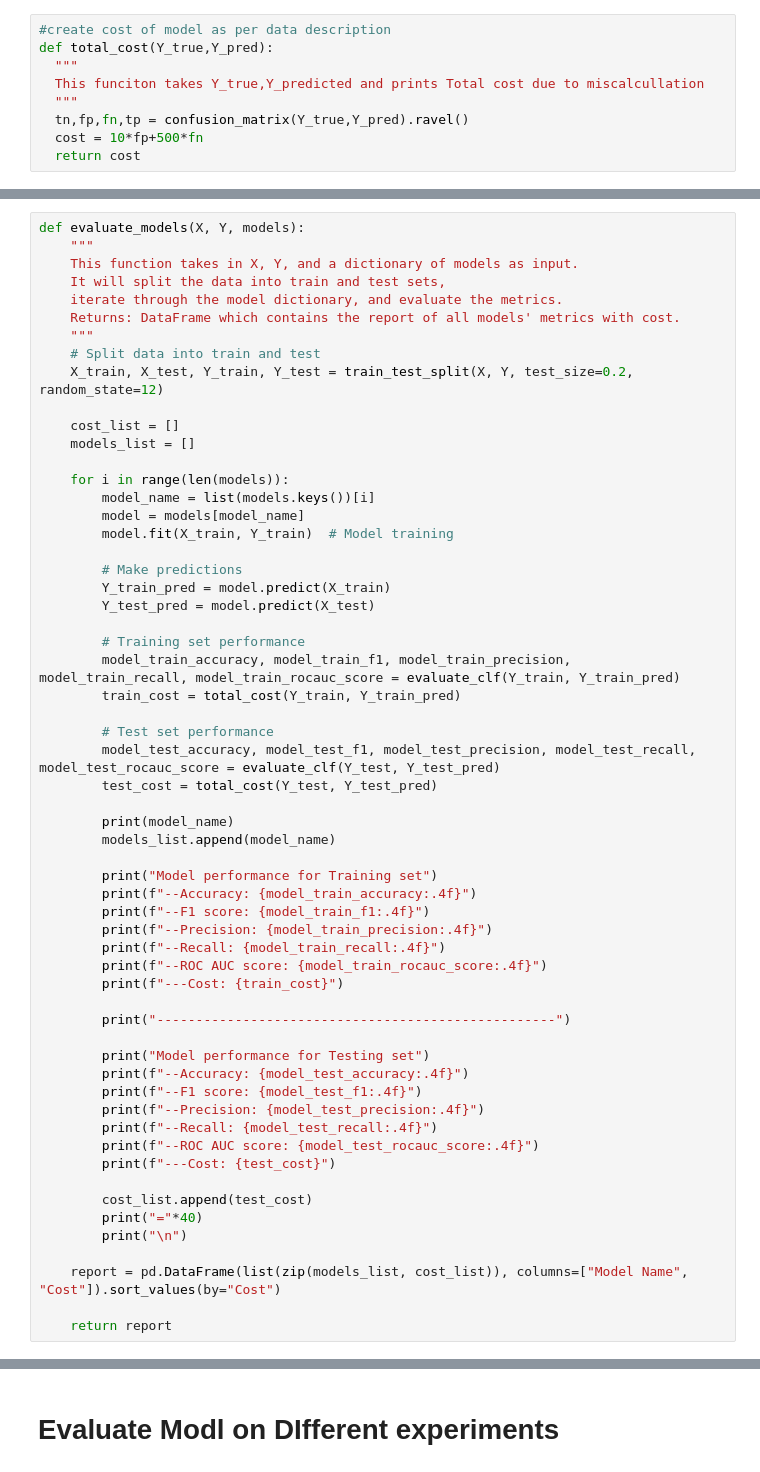
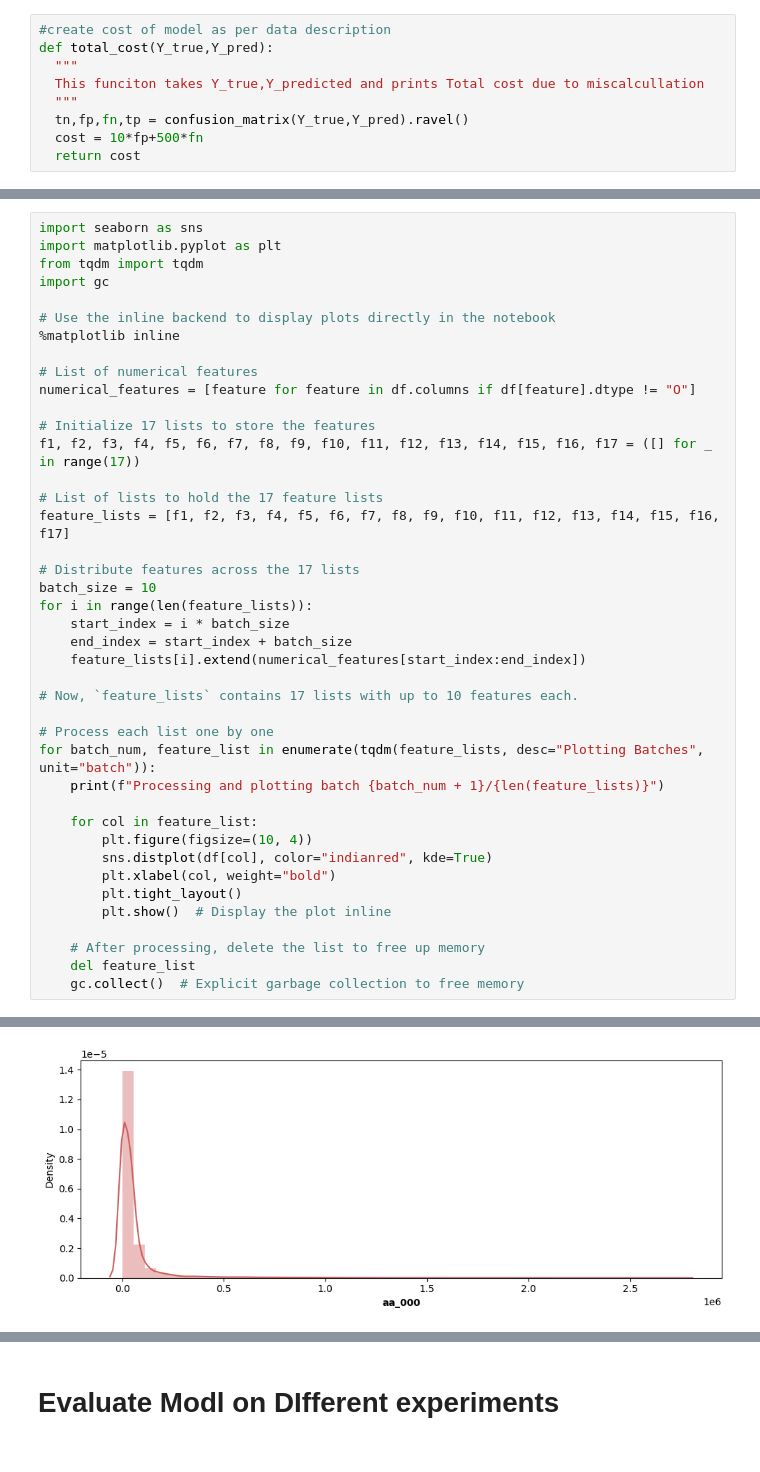
Before and after one commit to prabhakarsharma-pythonaire/live-sensor-fault-detection, a Jupyter notebook: experiments/experiment.ipynb, the cells around one changed output, grey strips where cells are left out. Cells and saved outputs as stored; diff of their text form.

```diff
--- a/experiments/experiment.ipynb
+++ b/experiments/experiment.ipynb
@@ -171,59 +206,42 @@ def total_cost(Y_true,Y_pred):
 # %%
-def evaluate_models(X, Y, models):
-    """
-    This function takes in X, Y, and a dictionary of models as input.
-    It will split the data into train and test sets,
-    iterate through the model dictionary, and evaluate the metrics.
-    Returns: DataFrame which contains the report of all models' metrics with cost.
-    """
-    # Split data into train and test
-    X_train, X_test, Y_train, Y_test = train_test_split(X, Y, test_size=0.2, random_state=12)
+import seaborn as sns
+import matplotlib.pyplot as plt
+from tqdm import tqdm
+import gc
 
-    cost_list = []
-    models_list = []
+# Use the inline backend to display plots directly in the notebook
+%matplotlib inline
 
-    for i in range(len(models)):
-        model_name = list(models.keys())[i]
-        model = models[model_name]
-        model.fit(X_train, Y_train)  # Model training
+# List of numerical features
+numerical_features = [feature for feature in df.columns if df[feature].dtype != "O"]
 
-        # Make predictions
-        Y_train_pred = model.predict(X_train)
-        Y_test_pred = model.predict(X_test)
+# Initialize 17 lists to store the features
+f1, f2, f3, f4, f5, f6, f7, f8, f9, f10, f11, f12, f13, f14, f15, f16, f17 = ([] for _ in range(17))
 
-        # Training set performance
-        model_train_accuracy, model_train_f1, model_train_precision, model_train_recall, model_train_rocauc_score = evaluate_clf(Y_train, Y_train_pred)
-        train_cost = total_cost(Y_train, Y_train_pred)
+# List of lists to hold the 17 feature lists
+feature_lists = [f1, f2, f3, f4, f5, f6, f7, f8, f9, f10, f11, f12, f13, f14, f15, f16, f17]
 
-        # Test set performance
-        model_test_accuracy, model_test_f1, model_test_precision, model_test_recall, model_test_rocauc_score = evaluate_clf(Y_test, Y_test_pred)
-        test_cost = total_cost(Y_test, Y_test_pred)
+# Distribute features across the 17 lists
+batch_size = 10
+for i in range(len(feature_lists)):
+    start_index = i * batch_size
+    end_index = start_index + batch_size
+    feature_lists[i].extend(numerical_features[start_index:end_index])
 
-        print(model_name)
-        models_list.append(model_name)
+# Now, `feature_lists` contains 17 lists with up to 10 features each.
 
-        print("Model performance for Training set")
-        print(f"--Accuracy: {model_train_accuracy:.4f}")
-        print(f"--F1 score: {model_train_f1:.4f}")
-        print(f"--Precision: {model_train_precision:.4f}")
-        print(f"--Recall: {model_train_recall:.4f}")
-        print(f"--ROC AUC score: {model_train_rocauc_score:.4f}")
-        print(f"---Cost: {train_cost}")
+# Process each list one by one
+for batch_num, feature_list in enumerate(tqdm(feature_lists, desc="Plotting Batches", unit="batch")):
+    print(f"Processing and plotting batch {batch_num + 1}/{len(feature_lists)}")
 
-        print("---------------------------------------------------")
+    for col in feature_list:
+        plt.figure(figsize=(10, 4))
+        sns.distplot(df[col], color="indianred", kde=True)
+        plt.xlabel(col, weight="bold")
+        plt.tight_layout()
+        plt.show()  # Display the plot inline
 
-        print("Model performance for Testing set")
-        print(f"--Accuracy: {model_test_accuracy:.4f}")
-        print(f"--F1 score: {model_test_f1:.4f}")
-        print(f"--Precision: {model_test_precision:.4f}")
-        print(f"--Recall: {model_test_recall:.4f}")
-        print(f"--ROC AUC score: {model_test_rocauc_score:.4f}")
-        print(f"---Cost: {test_cost}")
-
-        cost_list.append(test_cost)
-        print("="*40)
-        print("\n")
-
-    report = pd.DataFrame(list(zip(models_list, cost_list)), columns=["Model Name", "Cost"]).sort_values(by="Cost")
-
-    return report
+    # After processing, delete the list to free up memory
+    del feature_list
+    gc.collect()  # Explicit garbage collection to free memory
+# %% [output]
@@ -229,0 +249 @@ def evaluate_models(X, Y, models):
+[figure, added]
```
Also changed, not shown: parts of 52 cells of this notebook, 11 other files.
